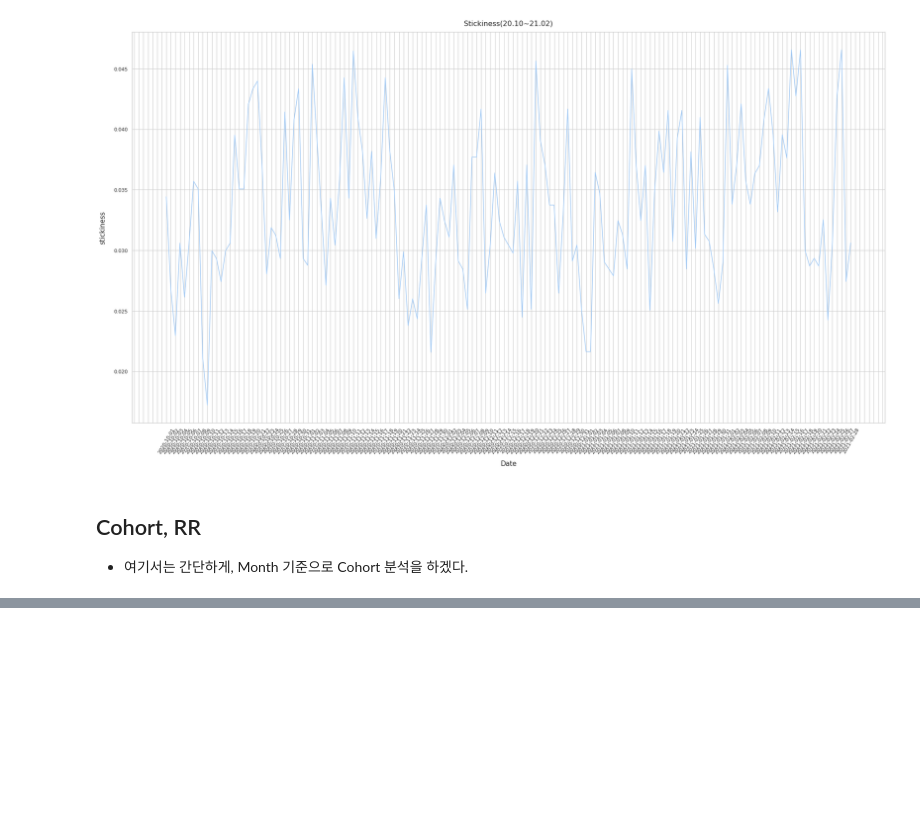
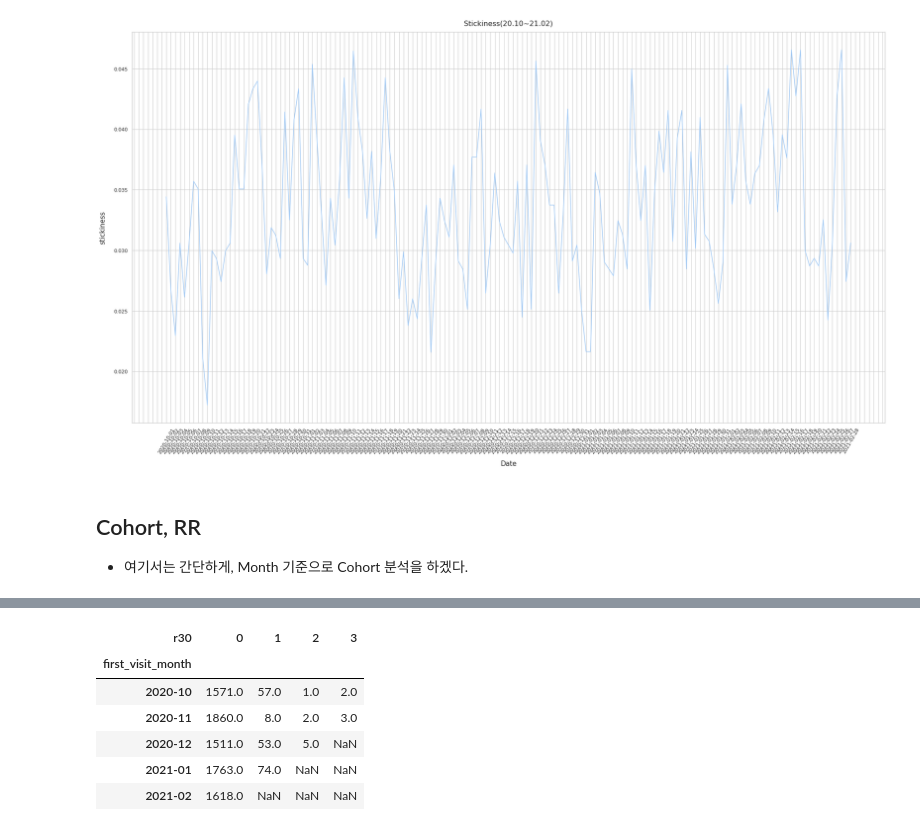
Before and after one commit to tkasod2/TIL, a Jupyter notebook: prj_analysis/Ecommerce_pandas_with_sqlite_exercise.ipynb, the cells around one changed output, grey strips where cells are left out. Saved outputs shown, nothing was run; the diff lists cells and outputs as text; code cells hidden in the pictures; blank space fills up the shorter version.

```diff
--- a/prj_analysis/Ecommerce_pandas_with_sqlite_exercise.ipynb
+++ b/prj_analysis/Ecommerce_pandas_with_sqlite_exercise.ipynb
@@ -388,0 +319,10 @@ SQL(query)
+# %%
+df_cohort.groupby(['first_visit_month','r30'])['user_id'].count().unstack()
+# %% [output]
+| r30 | 0 | 1 | 2 | 3 |
+| first_visit_month |  |  |  |  |
+| 2020-10 | 1571.0 | 57.0 | 1.0 | 2.0 |
+| 2020-11 | 1860.0 | 8.0 | 2.0 | 3.0 |
+| 2020-12 | 1511.0 | 53.0 | 5.0 | NaN |
+| 2021-01 | 1763.0 | 74.0 | NaN | NaN |
+| 2021-02 | 1618.0 | NaN | NaN | NaN |
```
Also changed, not shown: parts of 15 cells of this notebook.
